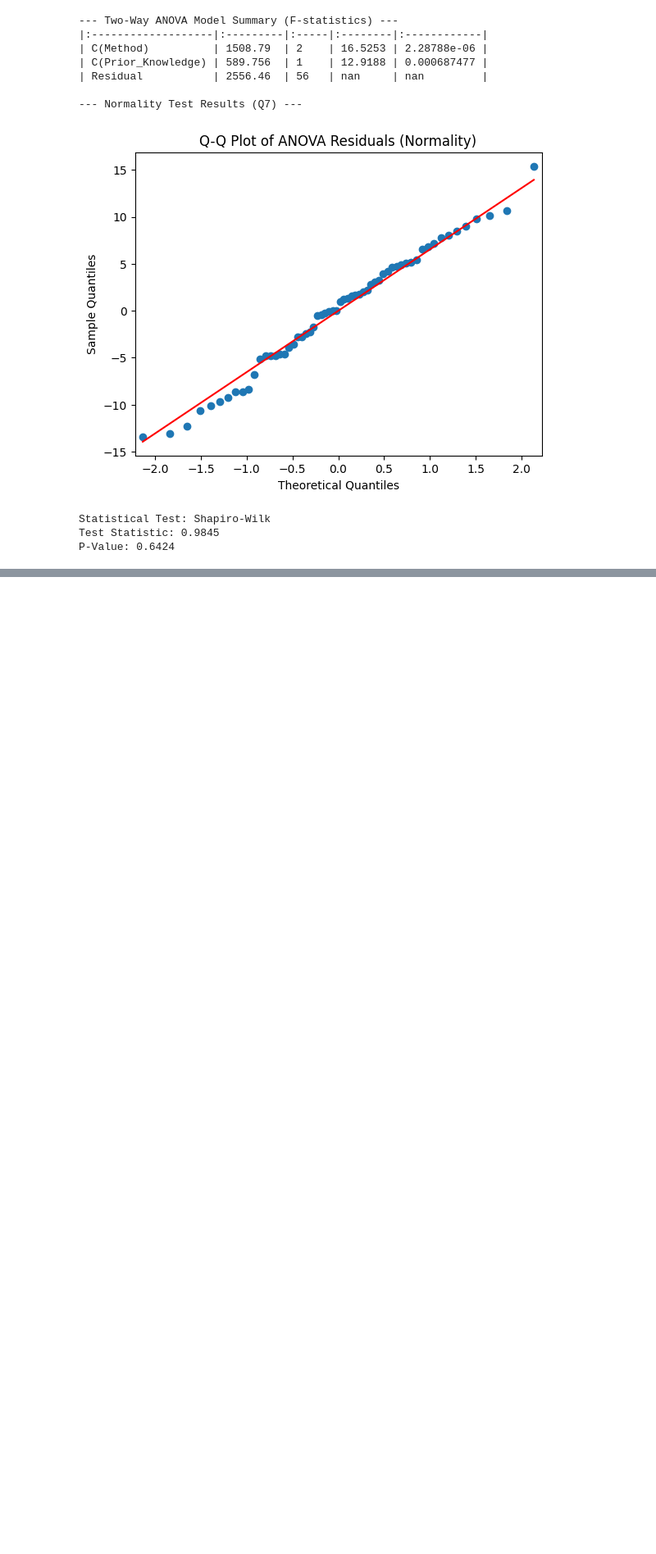
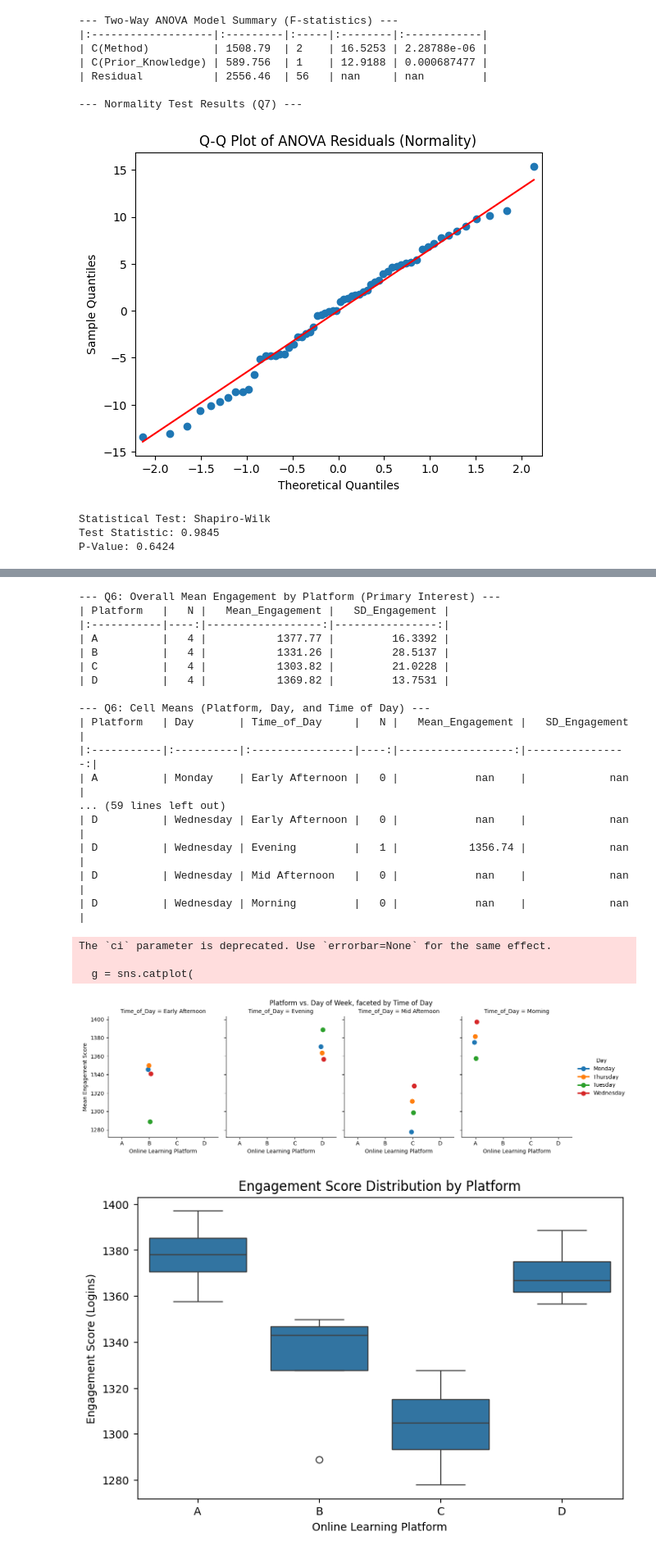
Before and after one commit to Dolson30/STAT-7220-Applied-Experimental-Design, a Jupyter notebook: Assignments/HW2/HW-2.ipynb, the cells around one changed output, grey strips where cells are left out. Shown at 82% size. Cells and saved outputs as stored; diff of their text form; code cells hidden in the pictures; blank space fills up the shorter version.

```diff
--- a/Assignments/HW2/HW-2.ipynb
+++ b/Assignments/HW2/HW-2.ipynb
@@ -253,0 +430,74 @@ Question 11. Write a brief conclusion summarizing the results of your analyses,
+# %%
+import pandas as pd
+import seaborn as sns
+import matplotlib.pyplot as plt
+
+file_path = "/content/STAT-7220-Applied-Experimental-Design/Assignments/HW2/Online Learning and Engagement.xlsx"
+
+df_part2 = pd.read_excel(file_path)
+
+df_part2.rename(columns={'Section': 'Time_of_Day'}, inplace=True)
+
+df_part2['Platform'] = df_part2['Platform'].astype('category')
+df_part2['Day'] = df_part2['Day'].astype('category')
+df_part2['Time_of_Day'] = df_part2['Time_of_Day'].astype('category')
+
+
+print("\n--- Q6: Overall Mean Engagement by Platform (Primary Interest) ---")
+platform_means = df_part2.groupby('Platform')['Engagement'].agg(
+    N='count',
+    Mean_Engagement='mean',
+    SD_Engagement='std'
+).reset_index()
+
+print(platform_means.to_markdown(index=False))
+
+print("\n--- Q6: Cell Means (Platform, Day, and Time of Day) ---")
+# Cell means for all 16 unique treatment combinations
+cell_means = df_part2.groupby(['Platform', 'Day', 'Time_of_Day'])['Engagement'].agg(
+    N='count',
+    Mean_Engagement='mean',
+    SD_Engagement='std'
+).reset_index()
+
+print(cell_means.to_markdown(index=False))
+
+# Interaction Plot
+g = sns.catplot(
+    data=df_part2, x='Platform', y='Engagement', col='Time_of_Day', hue='Day',
+    kind='point', dodge=True, errorbar=None, ci=None, height=4, aspect=0.8
+)
+g.fig.suptitle('Platform vs. Day of Week, faceted by Time of Day', y=1.02)
+g.set_axis_labels('Online Learning Platform', 'Mean Engagement Score')
+plt.show()
+
+# Boxplot
+plt.figure(figsize=(8, 5))
+sns.boxplot(data=df_part2, x='Platform', y='Engagement')
+plt.title('Engagement Score Distribution by Platform')
+plt.ylabel('Engagement Score (Logins)')
+plt.xlabel('Online Learning Platform')
+plt.show()
+# %% [output]
+--- Q6: Overall Mean Engagement by Platform (Primary Interest) ---
+| Platform   |   N |   Mean_Engagement |   SD_Engagement |
+|:-----------|----:|------------------:|----------------:|
+| A          |   4 |           1377.77 |         16.3392 |
+| B          |   4 |           1331.26 |         28.5137 |
+| C          |   4 |           1303.82 |         21.0228 |
+| D          |   4 |           1369.82 |         13.7531 |
+
+--- Q6: Cell Means (Platform, Day, and Time of Day) ---
+| Platform   | Day       | Time_of_Day     |   N |   Mean_Engagement |   SD_Engagement |
+|:-----------|:----------|:----------------|----:|------------------:|----------------:|
+| A          | Monday    | Early Afternoon |   0 |            nan    |             nan |
+... (59 lines left out)
+| D          | Wednesday | Early Afternoon |   0 |            nan    |             nan |
+| D          | Wednesday | Evening         |   1 |           1356.74 |             nan |
+| D          | Wednesday | Mid Afternoon   |   0 |            nan    |             nan |
+| D          | Wednesday | Morning         |   0 |            nan    |             nan |
+The `ci` parameter is deprecated. Use `errorbar=None` for the same effect.
+
+  g = sns.catplot(
+[figure, added]
+[figure, added]
```
Also changed, not shown: parts of 26 cells of this notebook.
